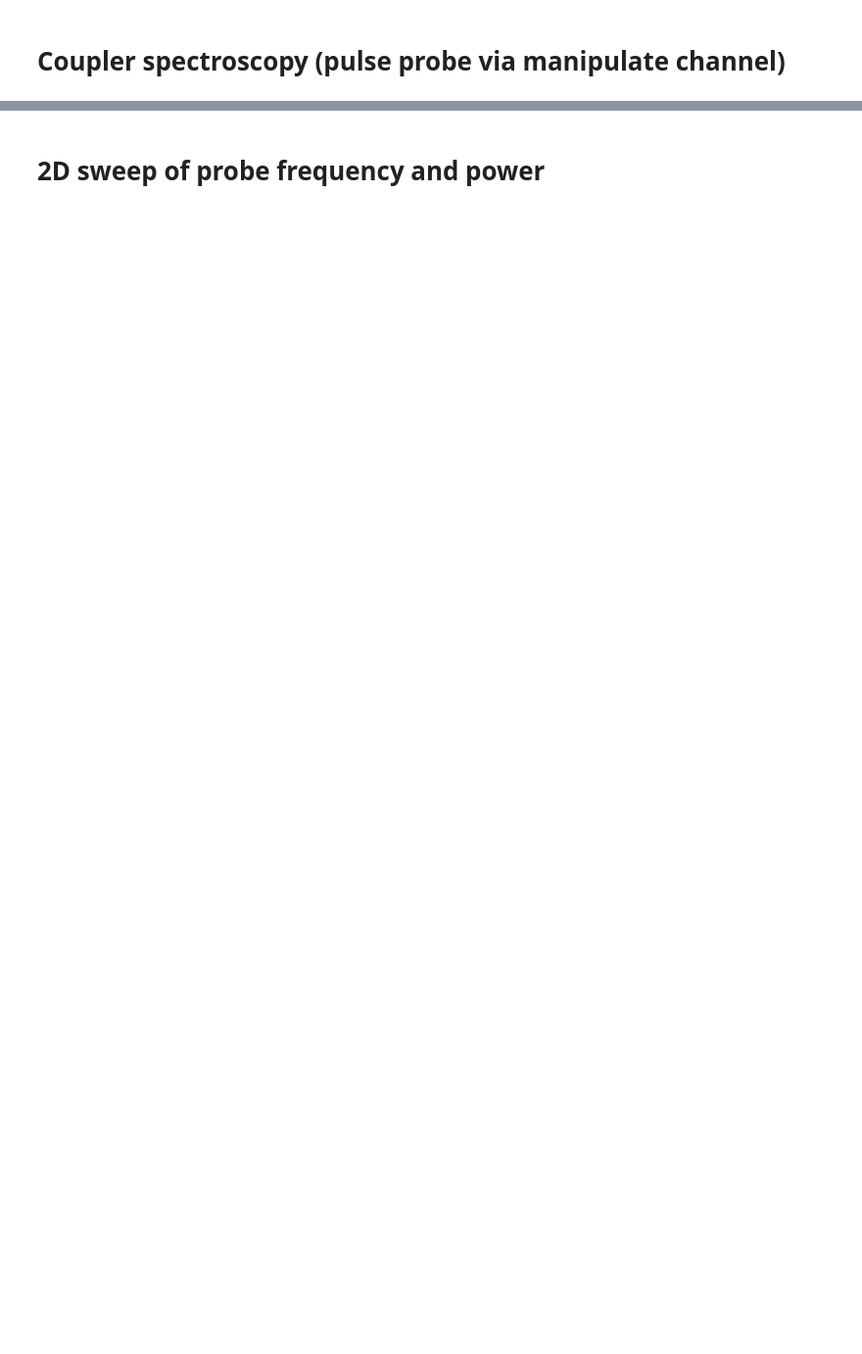
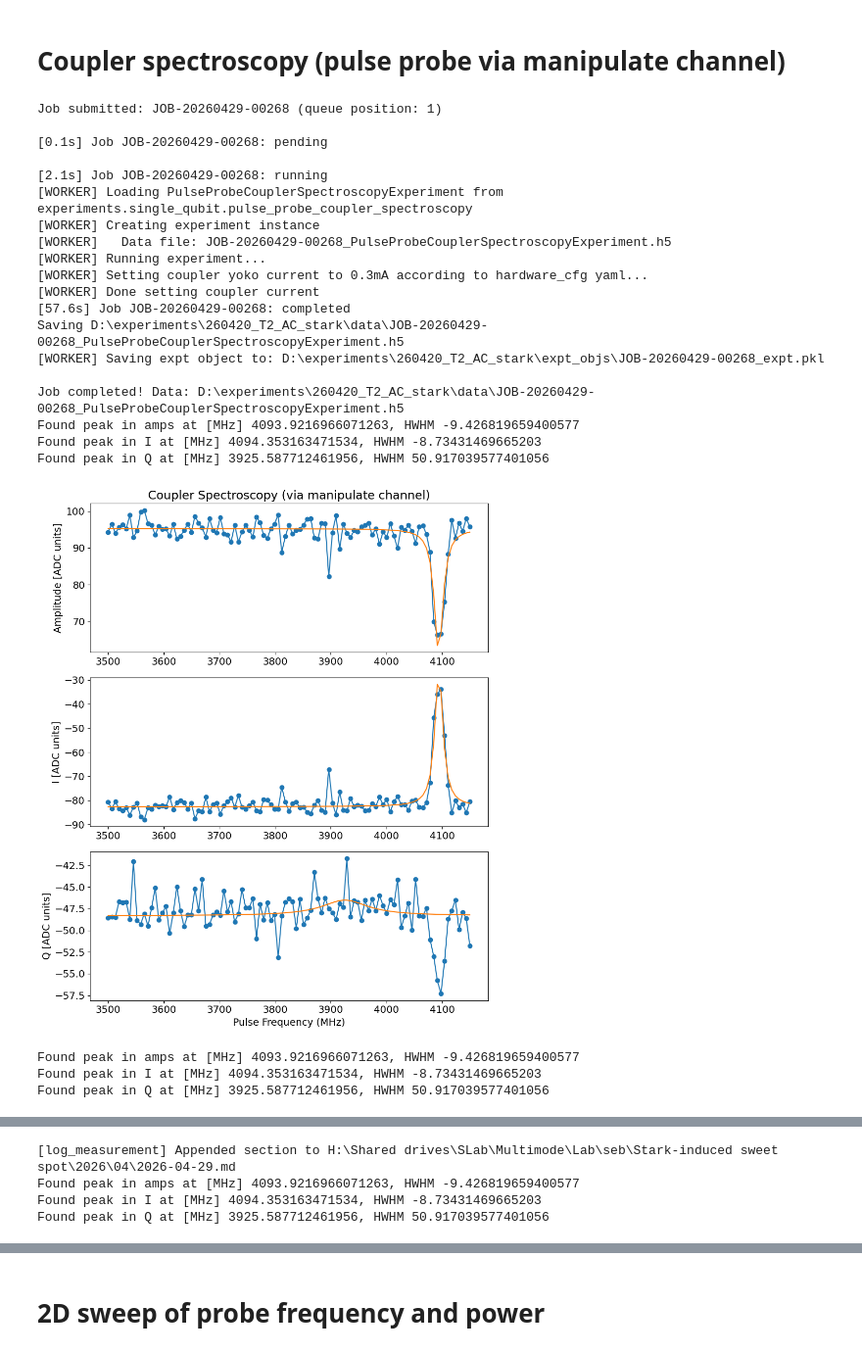
Before and after one commit to SchusterLab/multimode_expts, a Jupyter notebook: measurement_notebooks/QEC/T2_ac_stark_shift.ipynb, the cells around one changed output, grey strips where cells are left out. Shown at 98% size. Cells and saved outputs as stored; diff of their text form; code cells hidden in the pictures; blank space fills up the shorter version.

```diff
--- a/measurement_notebooks/QEC/T2_ac_stark_shift.ipynb
+++ b/measurement_notebooks/QEC/T2_ac_stark_shift.ipynb
@@ -42,10 +42,17 @@ user = "seb"
 print("Welcome", user)
 
 
+
 station = MultimodeStation(
     user=user,
     experiment_name="260420_T2_AC_stark",
+    project="Stark-induced sweet spot",
+    log_measurements=True,
+    hardware_config='CFG-HW-20260427-00066',   # YAML hardware config
+    storage_man_file='CFG-M1-20260427-00024',  # CSV storage-man swap
 )
+
+
 
 active_reset_dict = {
     'active_reset': True,
@@ -59,4 +66,4 @@ active_reset_dict = {
 }
 
 USE_QUEUE = True
-mm_base_calib = MM_dual_rail_base(station.hardware_cfg, station.soc)
+mm_base_calib = MM_dual_rail_base(station.hardware_cfg, station.soccfg)
@@ -117,19 +142,43 @@ step = (f_stop - f_start) / (expts - 1)
 # %%
 # 4. Execute
 coupler_spec_expt = coupler_spec_runner.execute(
     start=f_start,
     step=step,
     expts=expts,
-    length=50,
-    gain=5000,
+    length=5,
+    gain=10000,
     reps=200,
     rounds=1,
     coupler_f=False,
     go_kwargs=dict(analyze=False, display=False),
     # **active_reset_dict,
 )
 
 # If using queue, analyze/display manually
 if USE_QUEUE:
     coupler_spec_expt.analyze(fit=True)
     coupler_spec_expt.display(fit=True)
+# %% [output]
+Job submitted: JOB-20260429-00268 (queue position: 1)
+
+[0.1s] Job JOB-20260429-00268: pending
+
+[2.1s] Job JOB-20260429-00268: running
+[WORKER] Loading PulseProbeCouplerSpectroscopyExperiment from experiments.single_qubit.pulse_probe_coupler_spectroscopy
+[WORKER] Creating experiment instance
+[WORKER]   Data file: JOB-20260429-00268_PulseProbeCouplerSpectroscopyExperiment.h5
+[WORKER] Running experiment...
+[WORKER] Setting coupler yoko current to 0.3mA according to hardware_cfg yaml...
+[WORKER] Done setting coupler current
+[57.6s] Job JOB-20260429-00268: completed
+Saving D:\experiments\260420_T2_AC_stark\data\JOB-20260429-00268_PulseProbeCouplerSpectroscopyExperiment.h5
+[WORKER] Saving expt object to: D:\experiments\260420_T2_AC_stark\expt_objs\JOB-20260429-00268_expt.pkl
+
+Job completed! Data: D:\experiments\260420_T2_AC_stark\data\JOB-20260429-00268_PulseProbeCouplerSpectroscopyExperiment.h5
+Found peak in amps at [MHz] 4093.9216966071263, HWHM -9.426819659400577
+Found peak in I at [MHz] 4094.353163471534, HWHM -8.73431469665203
+Found peak in Q at [MHz] 3925.587712461956, HWHM 50.917039577401056
+[figure, added]
+Found peak in amps at [MHz] 4093.9216966071263, HWHM -9.426819659400577
+Found peak in I at [MHz] 4094.353163471534, HWHM -8.73431469665203
+Found peak in Q at [MHz] 3925.587712461956, HWHM 50.917039577401056
@@ -135,0 +186,4 @@ if USE_QUEUE:
+[log_measurement] Appended section to H:\Shared drives\SLab\Multimode\Lab\seb\Stark-induced sweet spot\2026\04\2026-04-29.md
+Found peak in amps at [MHz] 4093.9216966071263, HWHM -9.426819659400577
+Found peak in I at [MHz] 4094.353163471534, HWHM -8.73431469665203
+Found peak in Q at [MHz] 3925.587712461956, HWHM 50.917039577401056
```
Also changed, not shown: parts of 24 cells of this notebook, 12 other files.
